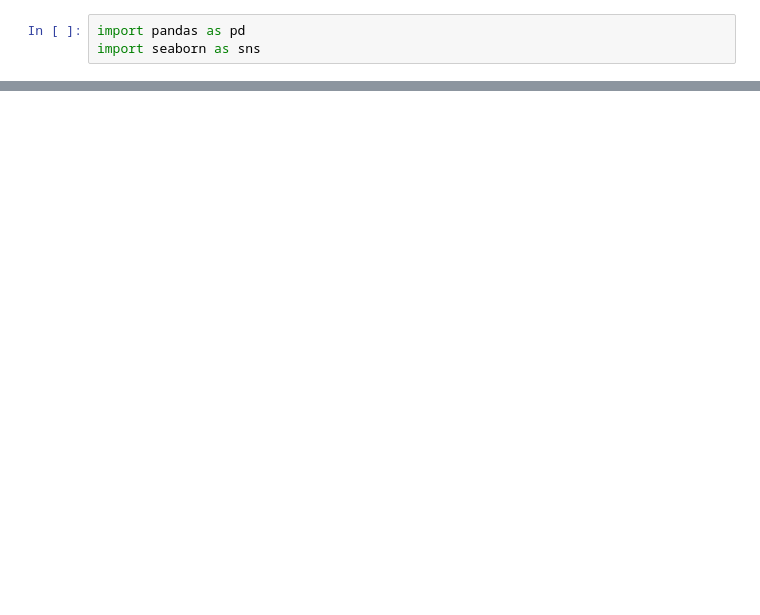
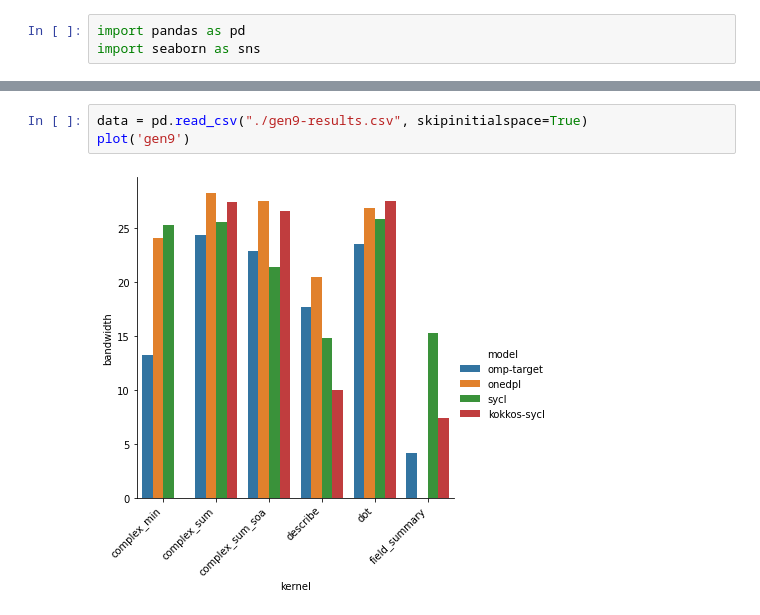
Before and after one commit to UoB-HPC/everythingsreduced, a Jupyter notebook: results/results.ipynb, the cells around one changed output, grey strips where cells are left out. Saved outputs shown, nothing was run; the diff lists cells and outputs as text; blank space fills up the shorter version.

```diff
--- a/results/results.ipynb
+++ b/results/results.ipynb
@@ -71,0 +41,5 @@ plot_c('rome', 'aocc')
+# %%
+data = pd.read_csv("./gen9-results.csv", skipinitialspace=True)
+plot('gen9')
+# %% [output]
+[figure, added]
```
Also changed, not shown: parts of 7 cells of this notebook.
